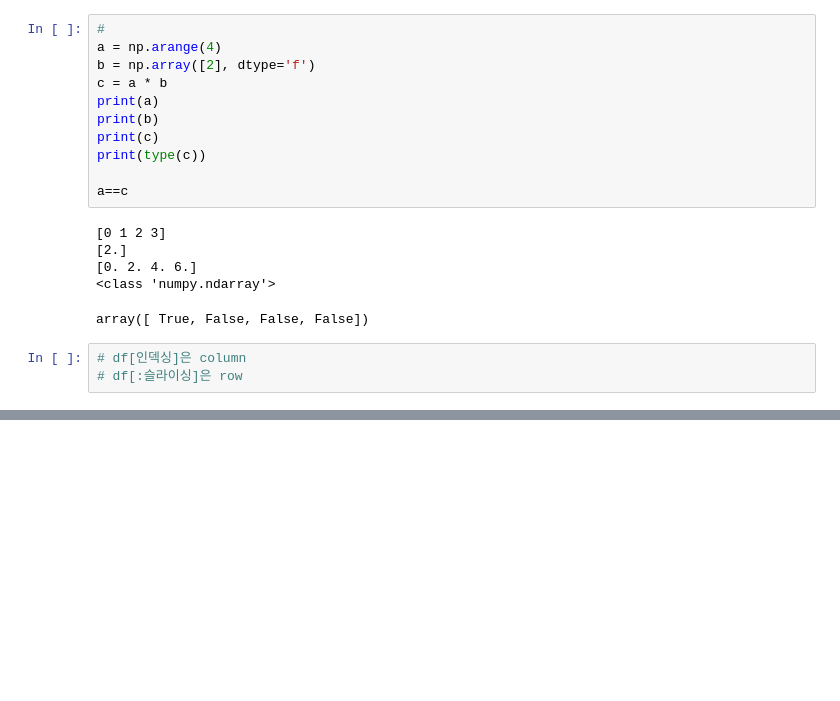
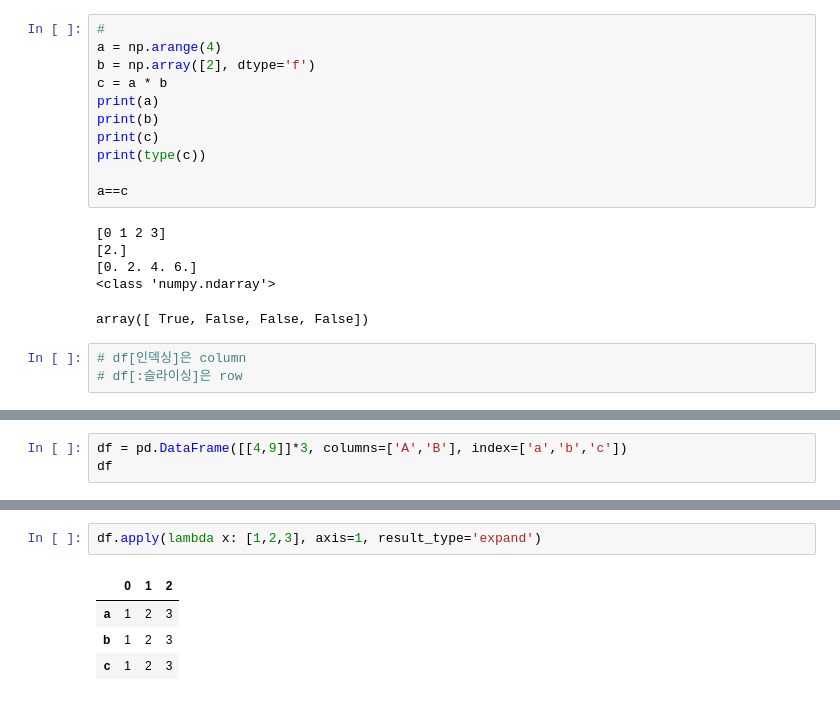
Before and after one commit to HyeshinLim/python_with_lksee, a Jupyter notebook: practice&review_lesson.ipynb, the cells around one changed output, grey strips where cells are left out. Cells and saved outputs as stored; diff of their text form; blank space fills up the shorter version.

Commit message:
2023-03-12 practicing and reviewing Pandas DataFrame and Series

```diff
--- a/practice&review_lesson.ipynb
+++ b/practice&review_lesson.ipynb
@@ -828,0 +835,3 @@ array([ True, False, False, False])
+# %%
+df = pd.DataFrame([[4,9]]*3, columns=['A','B'], index=['a','b','c'])
+df
@@ -828,0 +877,7 @@ array([ True, False, False, False])
+# %%
+df.apply(lambda x: [1,2,3], axis=1, result_type='expand')
+# %% [output]
+|  | 0 | 1 | 2 |
+| a | 1 | 2 | 3 |
+| b | 1 | 2 | 3 |
+| c | 1 | 2 | 3 |
```
Also changed, not shown: parts of 8 cells of this notebook, 2 other files.
